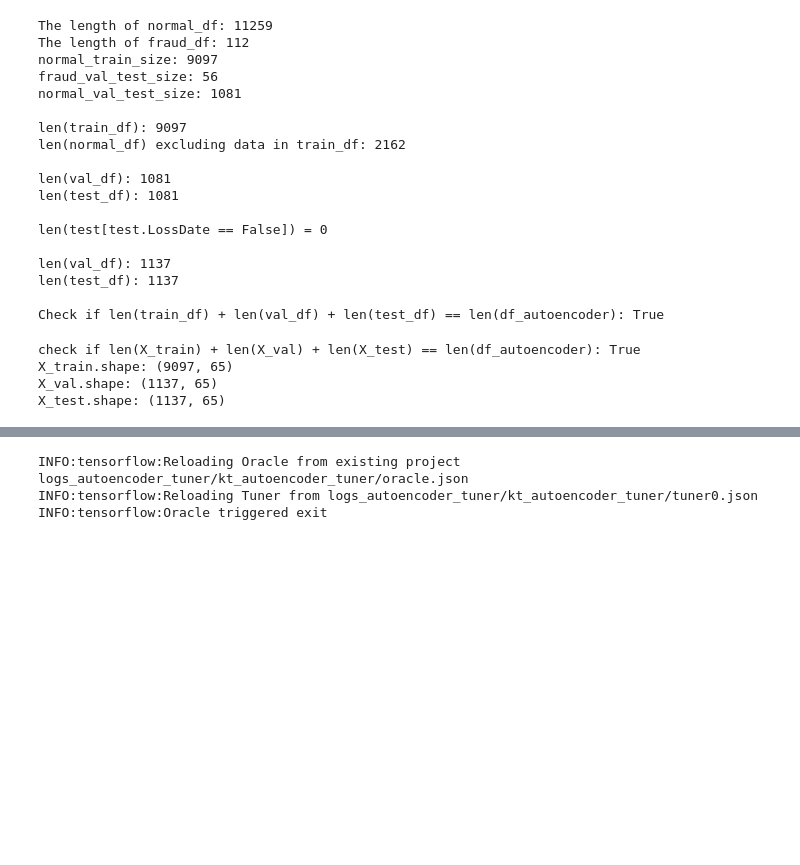
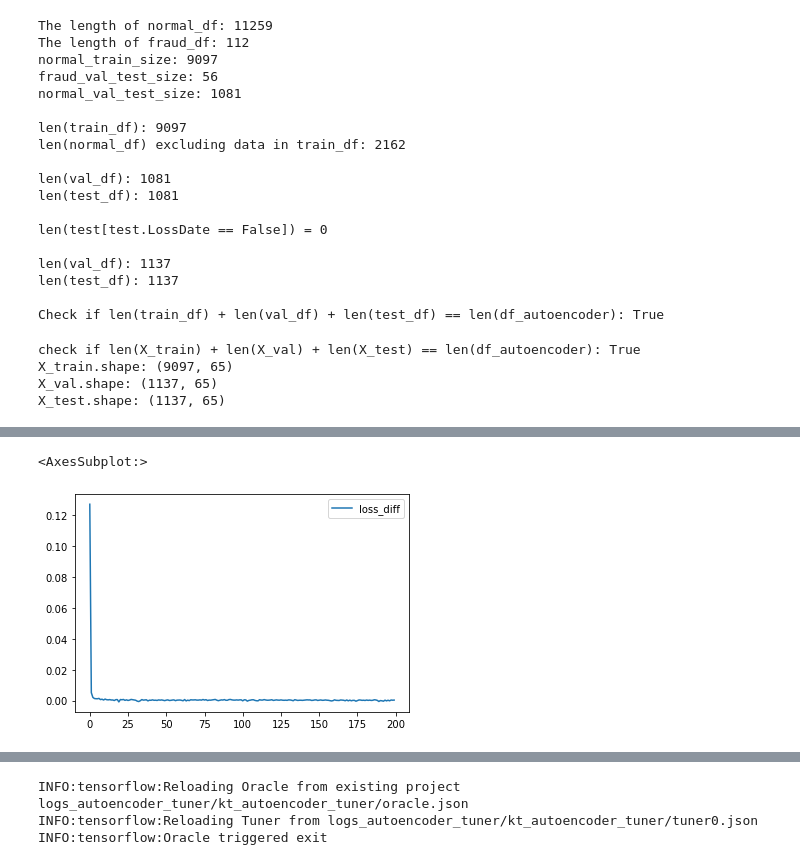
Before and after one commit to ba-group-projects/insurance-fraud-detection, a Jupyter notebook: main-update.ipynb, the cells around one changed output, grey strips where cells are left out. Cells and saved outputs as stored; diff of their text form; code cells hidden in the pictures; blank space fills up the shorter version.

```diff
--- a/main-update.ipynb
+++ b/main-update.ipynb
@@ -1409,0 +1431,4 @@ To enable them in other operations, rebuild TensorFlow with the appropriate comp
+# %%
+autoencoder_log_df = pd.DataFrame(autoencoder_log.history)
+autoencoder_log_df['loss_diff'] = autoencoder_log_df['loss'] - autoencoder_log_df['val_loss']
+# autoencoder_log_df.describe()
@@ -1409,0 +1445,5 @@ To enable them in other operations, rebuild TensorFlow with the appropriate comp
+# %%
+autoencoder_log_df.plot(y=['loss_diff'])
+# %% [output]
+<AxesSubplot:>
+[figure, added]
```
Also changed, not shown: parts of 32 cells of this notebook.
